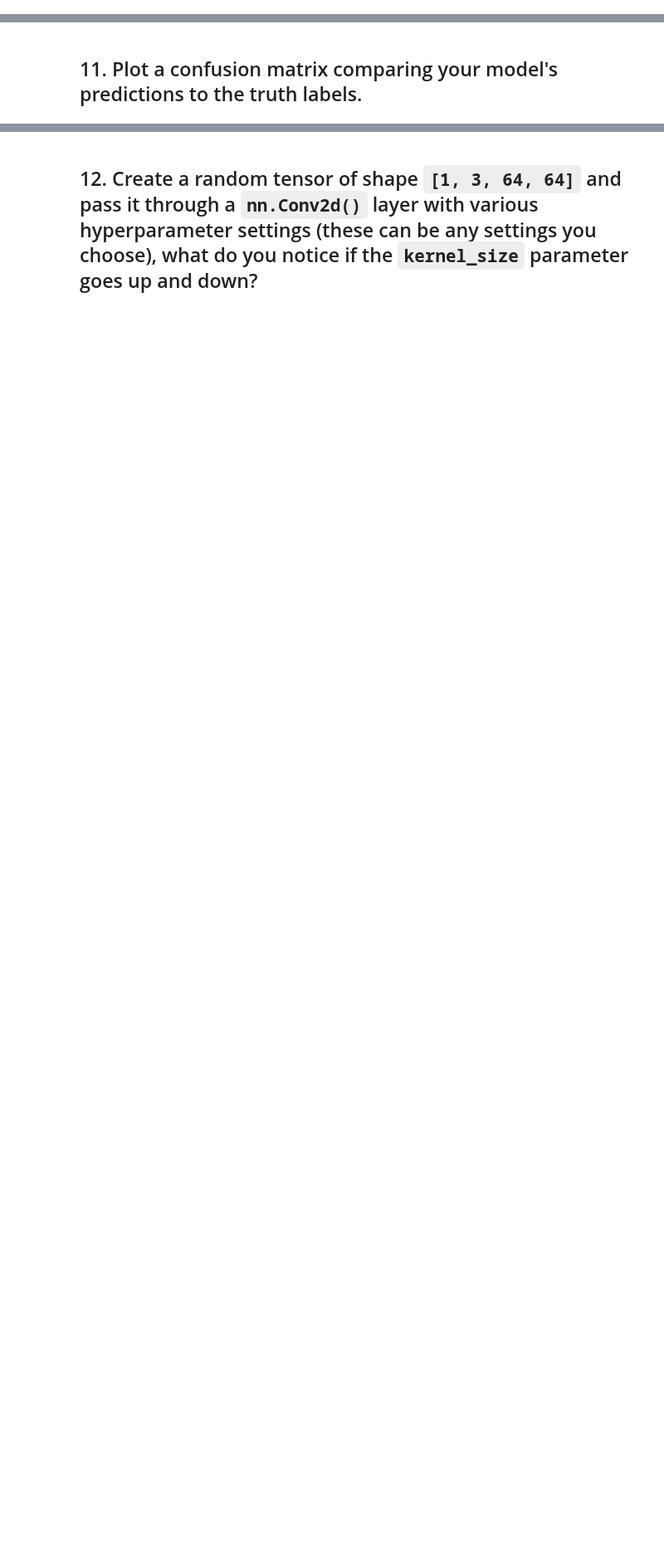
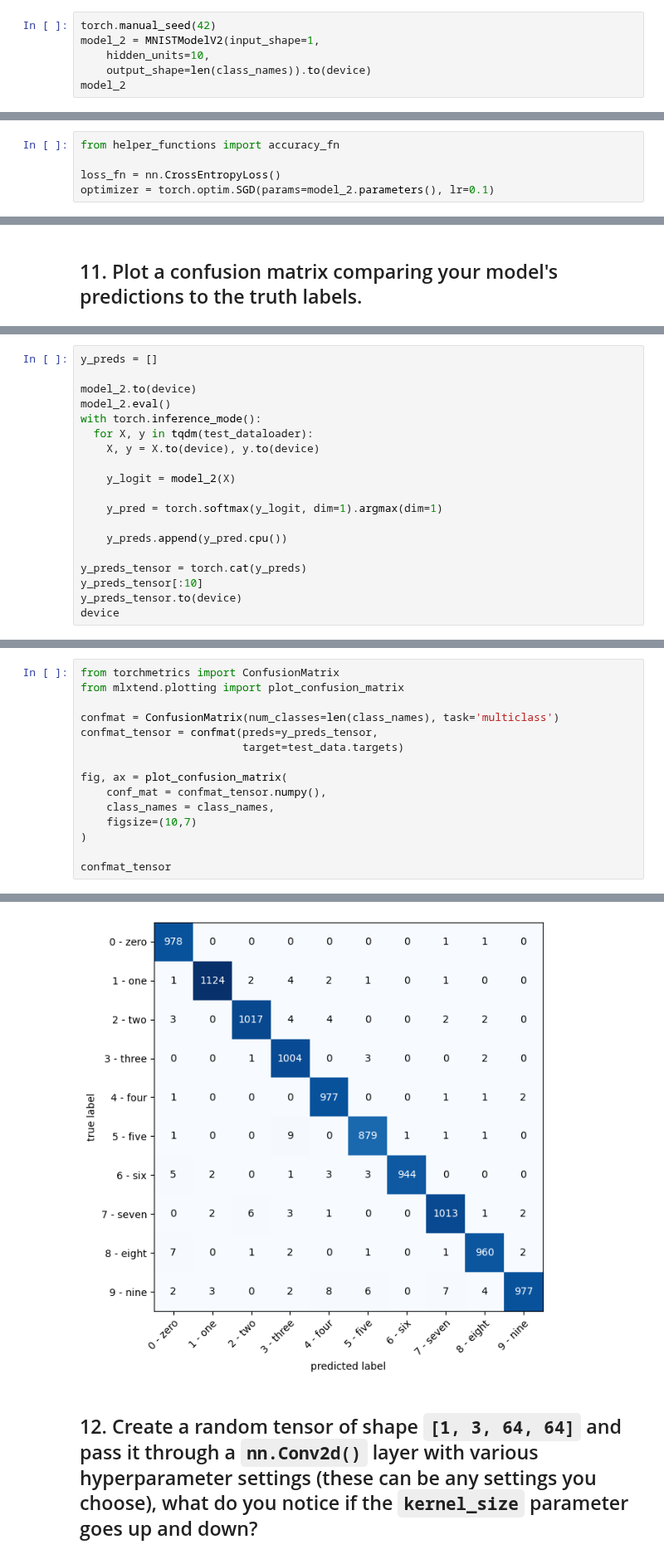
Before and after one commit to eliseleahy/Pytorch-Tutorials, a Jupyter notebook: 03_pytorch_computer_vision_exercises.ipynb, the cells around one changed output, grey strips where cells are left out. Shown at 83% size. Cells and saved outputs as stored; diff of their text form; blank space fills up the shorter version.

```diff
--- a/03_pytorch_computer_vision_exercises.ipynb
+++ b/03_pytorch_computer_vision_exercises.ipynb
@@ -69,0 +223,6 @@ print(torch.__version__)
+# %%
+torch.manual_seed(42)
+model_2 = MNISTModelV2(input_shape=1,
+    hidden_units=10,
+    output_shape=len(class_names)).to(device)
+model_2
@@ -71,0 +267,5 @@ print(torch.__version__)
+# %%
+from helper_functions import accuracy_fn
+
+loss_fn = nn.CrossEntropyLoss()
+optimizer = torch.optim.SGD(params=model_2.parameters(), lr=0.1)
@@ -75,0 +490,19 @@ print(torch.__version__)
+# %%
+y_preds = []
+
+model_2.to(device)
+model_2.eval()
+with torch.inference_mode():
+  for X, y in tqdm(test_dataloader):
+    X, y = X.to(device), y.to(device)
+
+    y_logit = model_2(X)
+
+    y_pred = torch.softmax(y_logit, dim=1).argmax(dim=1)
+
+    y_preds.append(y_pred.cpu())
+
+y_preds_tensor = torch.cat(y_preds)
+y_preds_tensor[:10]
+y_preds_tensor.to(device)
+device
@@ -75,0 +511,16 @@ print(torch.__version__)
+# %%
+from torchmetrics import ConfusionMatrix
+from mlxtend.plotting import plot_confusion_matrix
+
+confmat = ConfusionMatrix(num_classes=len(class_names), task='multiclass')
+confmat_tensor = confmat(preds=y_preds_tensor,
+                         target=test_data.targets)
+
+fig, ax = plot_confusion_matrix(
+    conf_mat = confmat_tensor.numpy(),
+    class_names = class_names,
+    figsize=(10,7)
+)
+
+confmat_tensor
+# %% [output]
@@ -76,3 +537,4 @@ print(torch.__version__)
+[figure, added]
 # %% [markdown]
 ## 12. Create a random tensor of shape `[1, 3, 64, 64]` and pass it through a `nn.Conv2d()` layer with various hyperparameter settings (these can be any settings you choose), what do you notice if the `kernel_size` parameter goes up and down?
 # %% [markdown]
```
Also changed, not shown: parts of 23 cells of this notebook.
